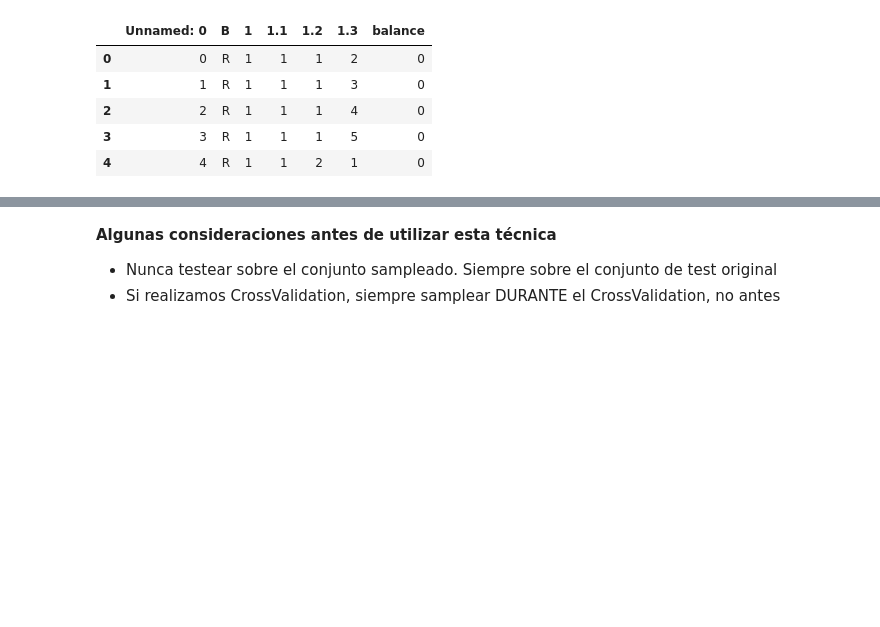
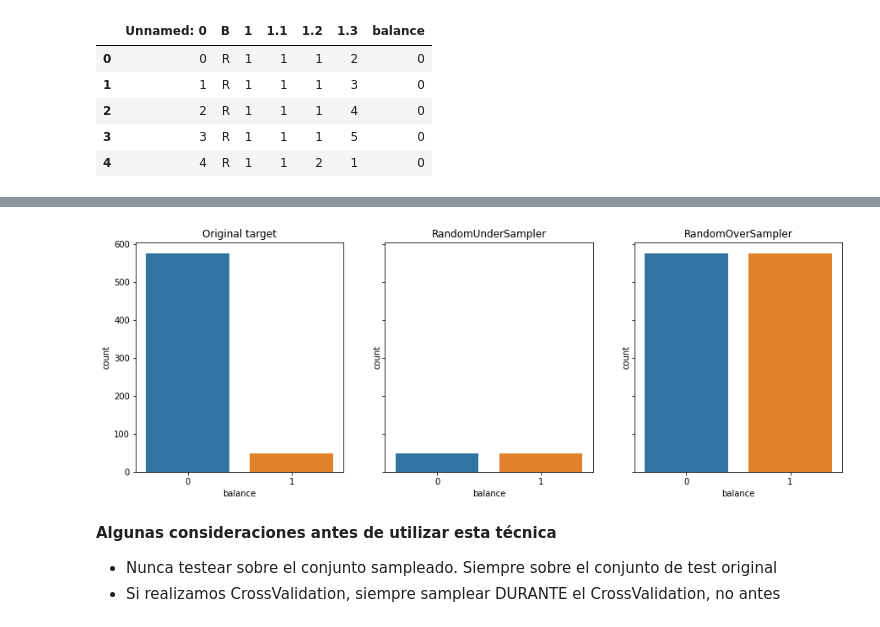
Before and after one commit to marcusRB/thebridge_ft_nov21, a Jupyter notebook: 4-Machine_Learning/1-Supervisado/10- ML Guide/ML Guide_Clase.ipynb, the cells around one changed output, grey strips where cells are left out. Saved outputs shown, nothing was run; the diff lists cells and outputs as text; code cells hidden in the pictures; blank space fills up the shorter version.

```diff
--- a/4-Machine_Learning/1-Supervisado/10- ML Guide/ML Guide_Clase.ipynb
+++ b/4-Machine_Learning/1-Supervisado/10- ML Guide/ML Guide_Clase.ipynb
@@ -257,3 +296,14 @@ Requirement already satisfied: threadpoolctl>=2.0.0 in c:\programdata\anaconda3\
+# %%
+from imblearn.under_sampling import RandomUnderSampler
+from imblearn.over_sampling import RandomOverSampler
+
+df = pd.read_csv("data/balance-scale.csv", sep=',')
+
+rus = RandomUnderSampler(random_state=42)
+X_rus, y_rus = rus.fit_resample(df.loc[:, 'B':'1.3'], df['balance'])
+
+ros = RandomOverSampler(random_state=42)
+X_ros, y_ros = ros.fit_resample(df.loc[:, 'B':'1.3'], df['balance'])
 # %%
 df.head()
 # %% [output]
@@ -278,3 +316,18 @@ df.head()
+# %%
+
+fig, axes = plt.subplots(1,3,figsize=(15,5), sharey=True)
+# Original target
+sns.countplot(x='balance', data=df, ax=axes[0])
+axes[0].set_title("Original target")
+# RandomUnderSampler
+sns.countplot(y_rus, ax=axes[1])
+axes[1].set_title("RandomUnderSampler")
+
+# RandomOverSampler
+sns.countplot(y_ros, ax=axes[2])
+axes[2].set_title("RandomOverSampler");
+# %% [output]
+[figure, added]
 # %% [markdown]
 **Algunas consideraciones antes de utilizar esta técnica**
 - Nunca testear sobre el conjunto sampleado. Siempre sobre el conjunto de test original
```
Also changed, not shown: parts of 49 cells of this notebook.
